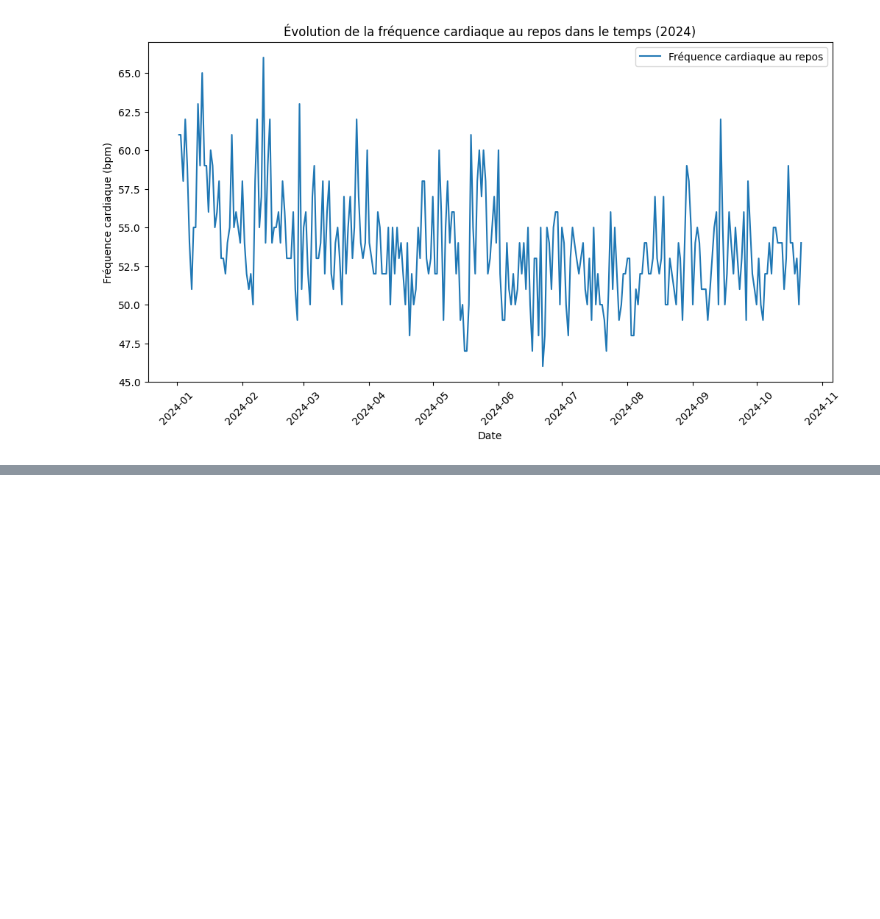
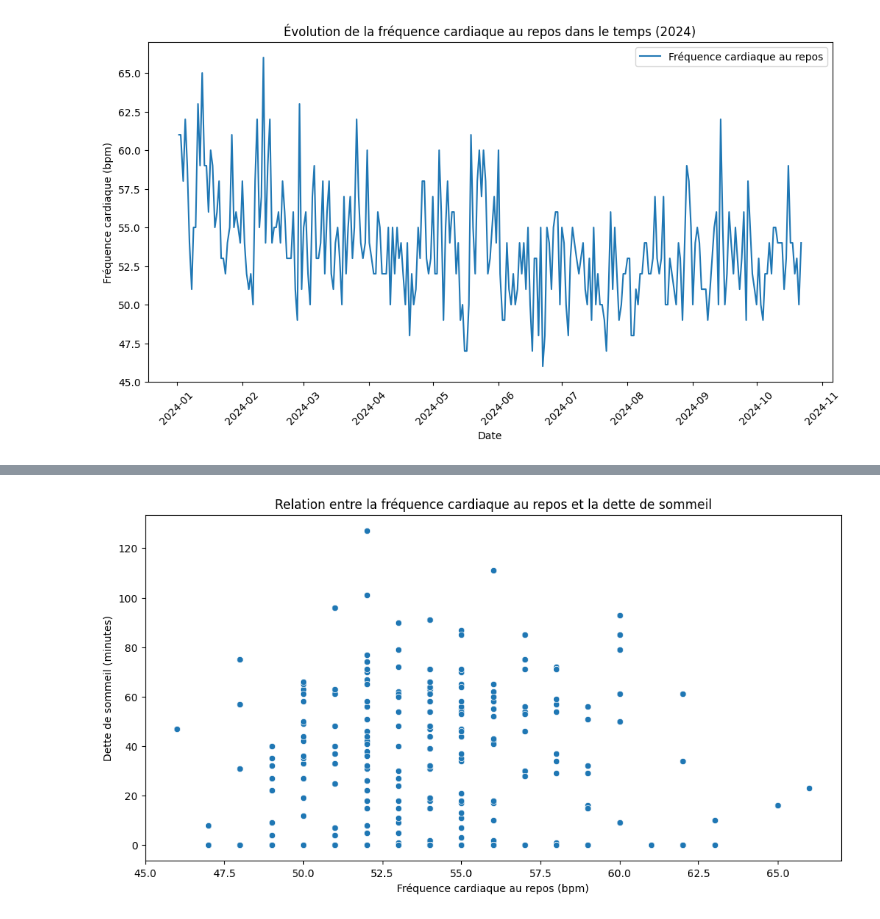
Before and after one commit to charlesdaigre/PROJECT_WHOOP, a Jupyter notebook: PROJECT_WHOOP.ipynb, the cells around one changed output, grey strips where cells are left out. Drawn from its saved outputs; the diff is of its cells as text; code cells hidden in the pictures; blank space fills up the shorter version.

```diff
--- a/PROJECT_WHOOP.ipynb
+++ b/PROJECT_WHOOP.ipynb
@@ -526,0 +538,10 @@ plt.show()
+# %%
+# Visualiser la relation entre la fréquence cardiaque au repos et la dette de sommeil
+plt.figure(figsize=(12, 6))
+sns.scatterplot(x=df_cycles_2024['resting_heart_rate_bpm'], y=df_cycles_2024['sleep_debt_min'])
+plt.title('Relation entre la fréquence cardiaque au repos et la dette de sommeil')
+plt.xlabel('Fréquence cardiaque au repos (bpm)')
+plt.ylabel('Dette de sommeil (minutes)')
+plt.show()
+# %% [output]
+[figure, added]
```
Also changed, not shown: parts of 5 cells of this notebook.
